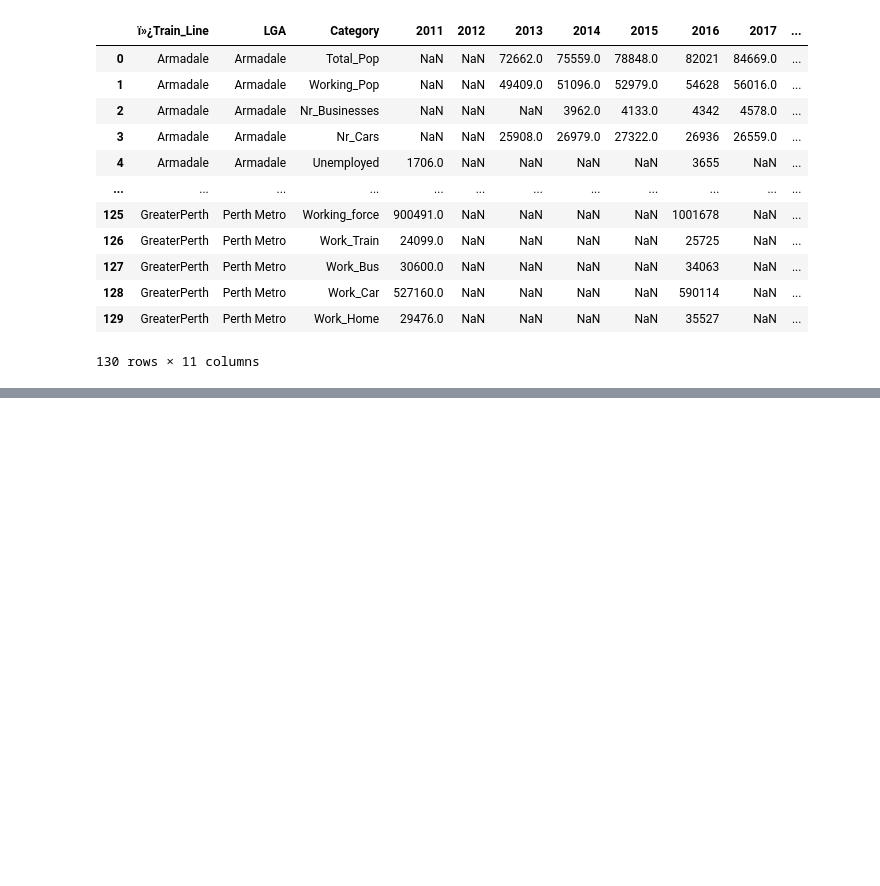
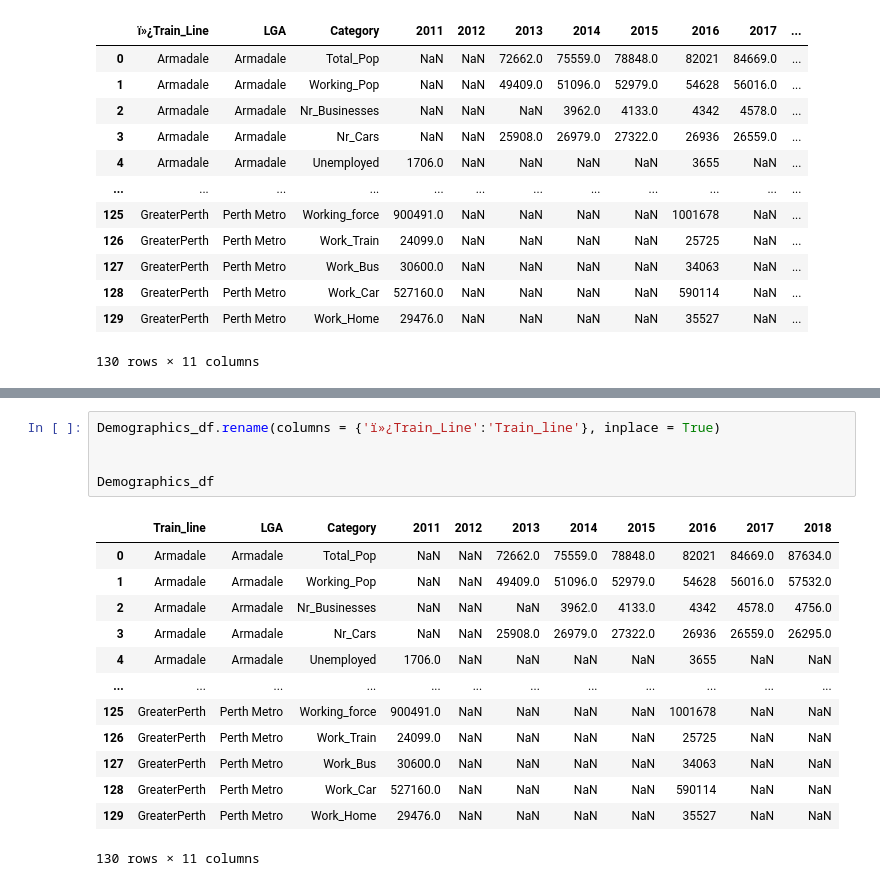
Before and after one commit to thawk18/Pytrio, a Jupyter notebook: public_transport.ipynb, the cells around one changed output, grey strips where cells are left out. Saved outputs shown, nothing was run; the diff lists cells and outputs as text; blank space fills up the shorter version.

```diff
--- a/public_transport.ipynb
+++ b/public_transport.ipynb
@@ -135,0 +151,19 @@ Total_Pop_df
+# %%
+Demographics_df.rename(columns = {'ï»¿Train_Line':'Train_line'}, inplace = True)
+
+
+Demographics_df
+# %% [output]
+|  | Train_line | LGA | Category | 2011 | 2012 | 2013 | 2014 | 2015 | 2016 | 2017 | 2018 |
+| 0 | Armadale | Armadale | Total_Pop | NaN | NaN | 72662.0 | 75559.0 | 78848.0 | 82021 | 84669.0 | 87634.0 |
+| 1 | Armadale | Armadale | Working_Pop | NaN | NaN | 49409.0 | 51096.0 | 52979.0 | 54628 | 56016.0 | 57532.0 |
+| 2 | Armadale | Armadale | Nr_Businesses | NaN | NaN | NaN | 3962.0 | 4133.0 | 4342 | 4578.0 | 4756.0 |
+| 3 | Armadale | Armadale | Nr_Cars | NaN | NaN | 25908.0 | 26979.0 | 27322.0 | 26936 | 26559.0 | 26295.0 |
+| 4 | Armadale | Armadale | Unemployed | 1706.0 | NaN | NaN | NaN | NaN | 3655 | NaN | NaN |
+| ... | ... | ... | ... | ... | ... | ... | ... | ... | ... | ... | ... |
+| 125 | GreaterPerth | Perth Metro | Working_force | 900491.0 | NaN | NaN | NaN | NaN | 1001678 | NaN | NaN |
+| 126 | GreaterPerth | Perth Metro | Work_Train | 24099.0 | NaN | NaN | NaN | NaN | 25725 | NaN | NaN |
+| 127 | GreaterPerth | Perth Metro | Work_Bus | 30600.0 | NaN | NaN | NaN | NaN | 34063 | NaN | NaN |
+| 128 | GreaterPerth | Perth Metro | Work_Car | 527160.0 | NaN | NaN | NaN | NaN | 590114 | NaN | NaN |
+| 129 | GreaterPerth | Perth Metro | Work_Home | 29476.0 | NaN | NaN | NaN | NaN | 35527 | NaN | NaN |
+130 rows × 11 columns
```
Also changed, not shown: parts of 9 cells of this notebook.
